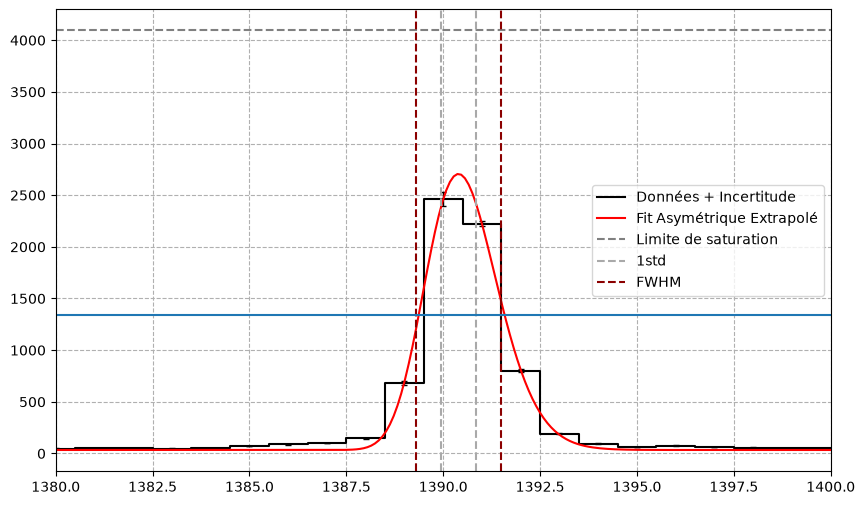
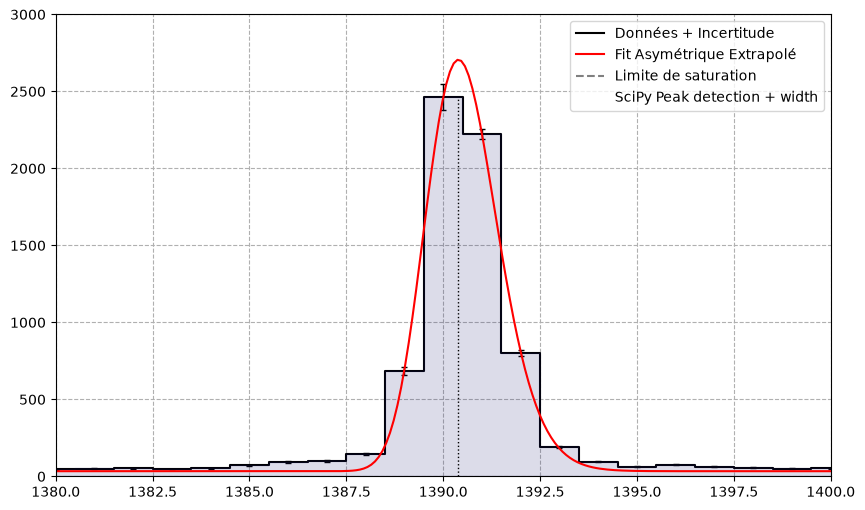
The change to this notebook cell's code, shown as a diff; its figure went from the first image to the second:
--- before
+++ after
@@ -32,8 +32,9 @@
 
 
-plt.figure(figsize=(10, 6))
-plt.errorbar(
+
+fig, ax = plt.subplots(figsize=(10, 6))
+ax.errorbar(
     x, y, 
-    yerr=yerr, # vertical (count) uncertainties (from averaging)
+    yerr=5*yerr, # vertical (count) uncertainties (from averaging)
     fmt='none', # because i use step instead
     ecolor='black',
@@ -41,19 +42,34 @@
     capsize=2
 )
-plt.step(x, y, color='black', where='mid', linewidth=1.5, label='Données + Incertitude')
+ax.step(x, y, color='black', where='mid', linewidth=1.5, label='Données + Incertitude')
+
+ax.fill_between(
+        x, y, 
+        step='mid',          # /!\ DOIT correspondre au 'where' de ton plt.step
+        color='midnightblue',   # Une couleur proche de ton bleu marine
+        alpha=0.15,          # Très transparent pour ne rien masquer
+        zorder=2             # Reste derrière les points de données
+)
+ax.errorbar(x=x0_opt, y=(y[int(x0_opt)]),color='black',marker='',ls='',lw=1, capsize=3,label='SciPy Peak detection + width',zorder=2)
+# ax.plot(peaks[mask], y[peaks][mask], "x")
+# ax.plot(x, np.log1p(MASTER_SCIENCE_UNCORR[600,:][::-1]),alpha=0.6)
+# ax.axvline(x=771,ls='--',alpha=0.7)
+# ax.axvline(x=780,ls='--',alpha=0.7)
+
+ax.vlines(x=x0_opt, ymin=0, ymax=y[int(x0_opt)], ls=':',lw=1,color='black')
 
 
 x_fine = np.linspace(x.min(), x.max(), 20000)
-plt.plot(x_fine, asymmetric_gaussian(x_fine, *popt), 'r-', label='Fit Asymétrique Extrapolé')
+ax.plot(x_fine, asymmetric_gaussian(x_fine, *popt), 'r-', label='Fit Asymétrique Extrapolé')
 
-plt.axhline(4095, color='gray', linestyle='--', label='Limite de saturation')
-plt.grid(True, linestyle='--')
-plt.xlim(1380,1400)
-plt.axvline(x0_opt+sigma0_opt/2,ls='--', c='darkgrey',label='1std')
-plt.axvline(x0_opt-sigma0_opt/2,ls='--', c='darkgrey')
-plt.axvline(x0_opt+np.sqrt(2*np.log(2))*sigma0_opt,ls='--', c='darkred',label='FWHM')
-plt.axvline(x0_opt-np.sqrt(2*np.log(2))*sigma0_opt,ls='--', c='darkred')
-plt.axhline(A_opt//2)
-# plt.ylim(0,1500)
-plt.legend()
+ax.axhline(4095, color='gray', linestyle='--', label='Limite de saturation')
+ax.grid(True, linestyle='--')
+ax.set_xlim(1380,1400)
+# ax.axvline(x0_opt+sigma0_opt/2,ls='--', c='darkgrey',label='1std')
+# ax.axvline(x0_opt-sigma0_opt/2,ls='--', c='darkgrey')
+# ax.axvline(x0_opt+np.sqrt(2*np.log(2))*sigma0_opt,ls='--', c='darkred',label='FWHM')
+# ax.axvline(x0_opt-np.sqrt(2*np.log(2))*sigma0_opt,ls='--', c='darkred')
+# ax.axhline(A_opt//2)
+plt.ylim(0,3000)
+ax.legend()
 plt.show()

Commit: Acquired data with new alignment